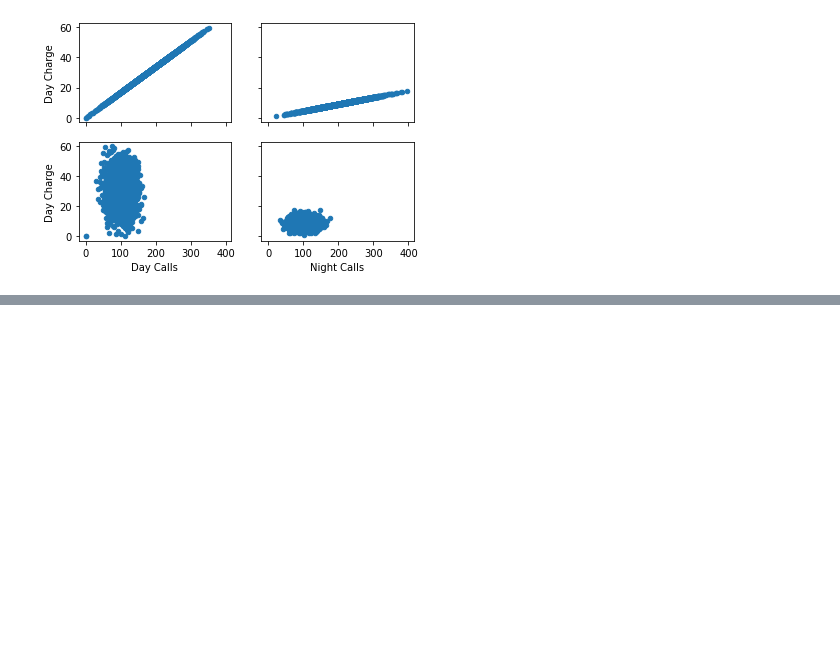
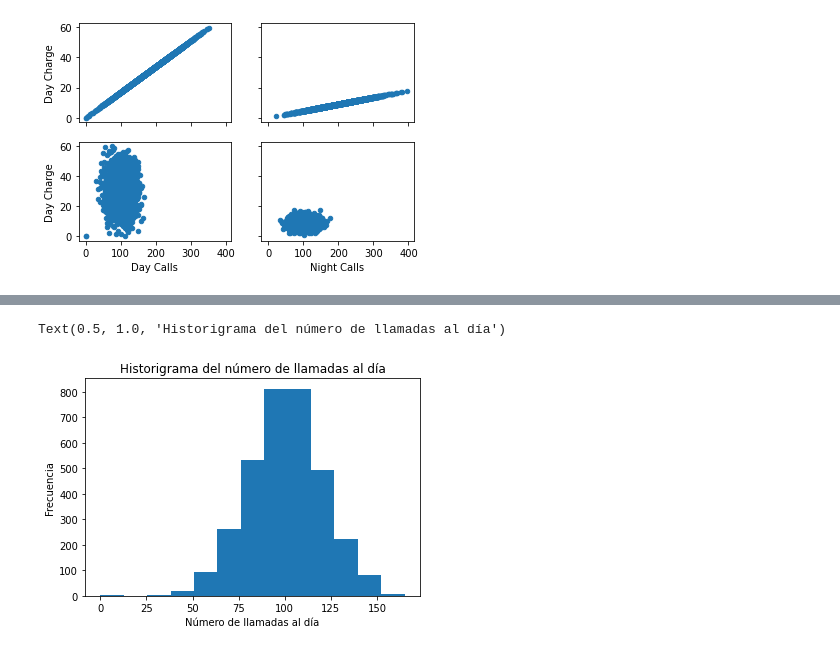
Before and after one commit to mlevicoy/cursoML, a Jupyter notebook: notebooks/T1 - 3 - Data Cleaning - Plots.ipynb, the cells around one changed output, grey strips where cells are left out. Saved outputs shown, nothing was run; the diff lists cells and outputs as text; code cells hidden in the pictures; blank space fills up the shorter version.

```diff
--- a/notebooks/T1 - 3 - Data Cleaning - Plots.ipynb
+++ b/notebooks/T1 - 3 - Data Cleaning - Plots.ipynb
@@ -52,0 +67,14 @@ data.plot.scatter(x="Night Calls", y="Night Charge", ax=axs[1][1])
+# %%
+# Para calcular correctamente el bins se usa la regla de Sturges
+# que dice bins = 1 + log2(M), donde M es el tamaño de la muestra
+# se necesita import numpy as np
+
+cantidadFilas = len(data.index)
+stg = int(np.ceil(1+np.log2(cantidadFilas)))
+plt.hist(data["Day Calls"], bins=stg)
+plt.xlabel("Número de llamadas al día")
+plt.ylabel("Frecuencia")
+plt.title("Historigrama del número de llamadas al día")
+# %% [output]
+Text(0.5, 1.0, 'Historigrama del número de llamadas al día')
+[figure, added]
```
Also changed, not shown: parts of 6 cells of this notebook, 1 other file.
